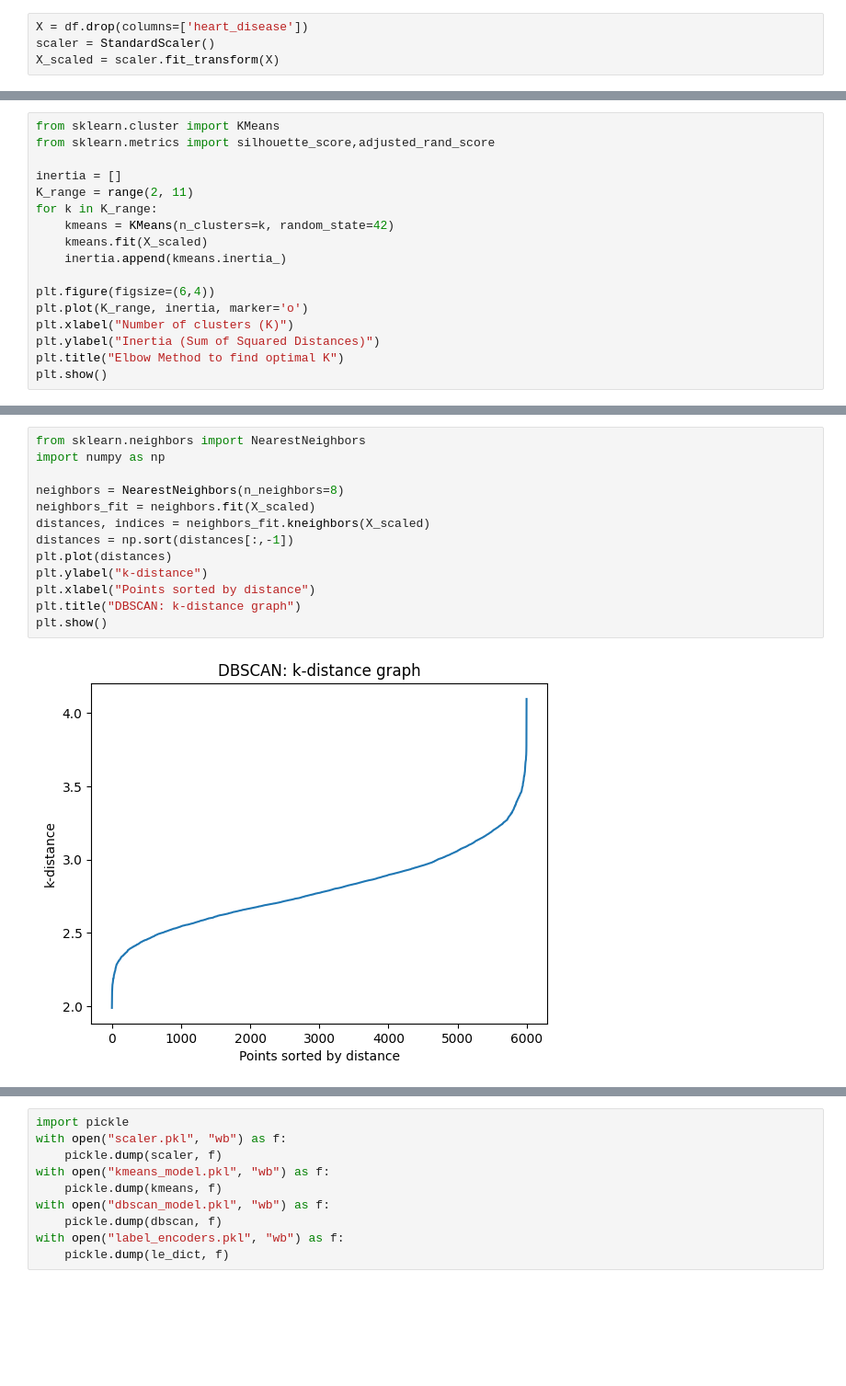
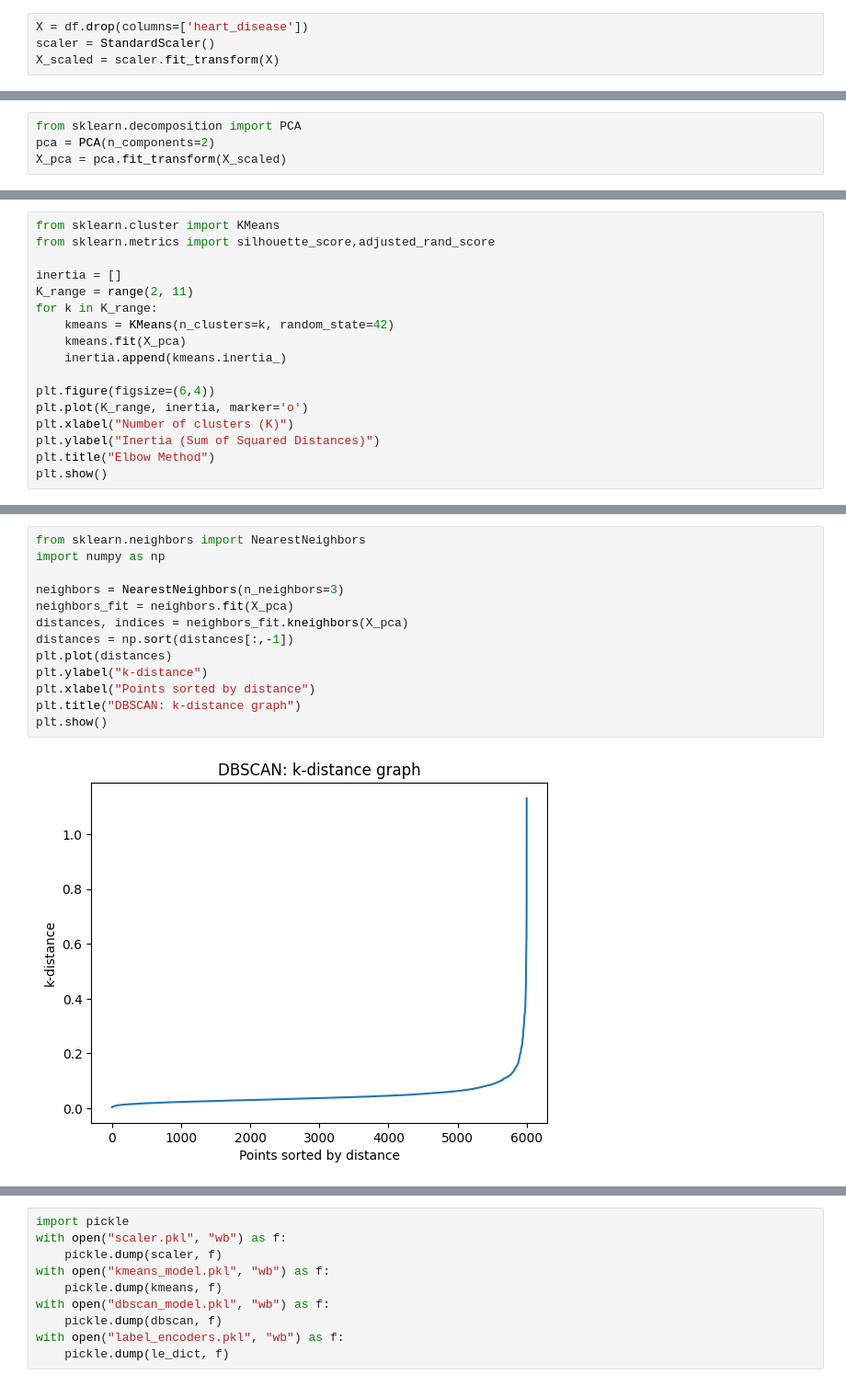
Before and after one commit to kanika-07cs/Task17-16.10.25-, a Jupyter notebook: Task.ipynb, the cells around one changed output, grey strips where cells are left out. Shown at 92% size. Drawn from its saved outputs; the diff is of its cells as text; blank space fills up the shorter version.

```diff
--- a/Task.ipynb
+++ b/Task.ipynb
@@ -148,0 +169,4 @@ df.head()
+# %%
+from sklearn.decomposition import PCA
+pca = PCA(n_components=2)
+X_pca = pca.fit_transform(X_scaled)
@@ -154,13 +188,13 @@ inertia = []
 K_range = range(2, 11)
 for k in K_range:
     kmeans = KMeans(n_clusters=k, random_state=42)
-    kmeans.fit(X_scaled)
+    kmeans.fit(X_pca)
     inertia.append(kmeans.inertia_)
 
 plt.figure(figsize=(6,4))
 plt.plot(K_range, inertia, marker='o')
 plt.xlabel("Number of clusters (K)")
 plt.ylabel("Inertia (Sum of Squared Distances)")
-plt.title("Elbow Method to find optimal K")
+plt.title("Elbow Method")
 plt.show()
 # %% [output]
@@ -222,18 +241,18 @@ Hier_cluster ARI: 0.000
 # %%
 from sklearn.neighbors import NearestNeighbors
 import numpy as np
 
-neighbors = NearestNeighbors(n_neighbors=8)
-neighbors_fit = neighbors.fit(X_scaled)
-distances, indices = neighbors_fit.kneighbors(X_scaled)
+neighbors = NearestNeighbors(n_neighbors=3)
+neighbors_fit = neighbors.fit(X_pca)
+distances, indices = neighbors_fit.kneighbors(X_pca)
 distances = np.sort(distances[:,-1])
 plt.plot(distances)
 plt.ylabel("k-distance")
 plt.xlabel("Points sorted by distance")
 plt.title("DBSCAN: k-distance graph")
 plt.show()
 # %% [output]
-[figure, old version]
+[figure, new version]
 # %%
 from sklearn.cluster import DBSCAN
 
```
Also changed, not shown: parts of 14 cells of this notebook, 3 other files.
